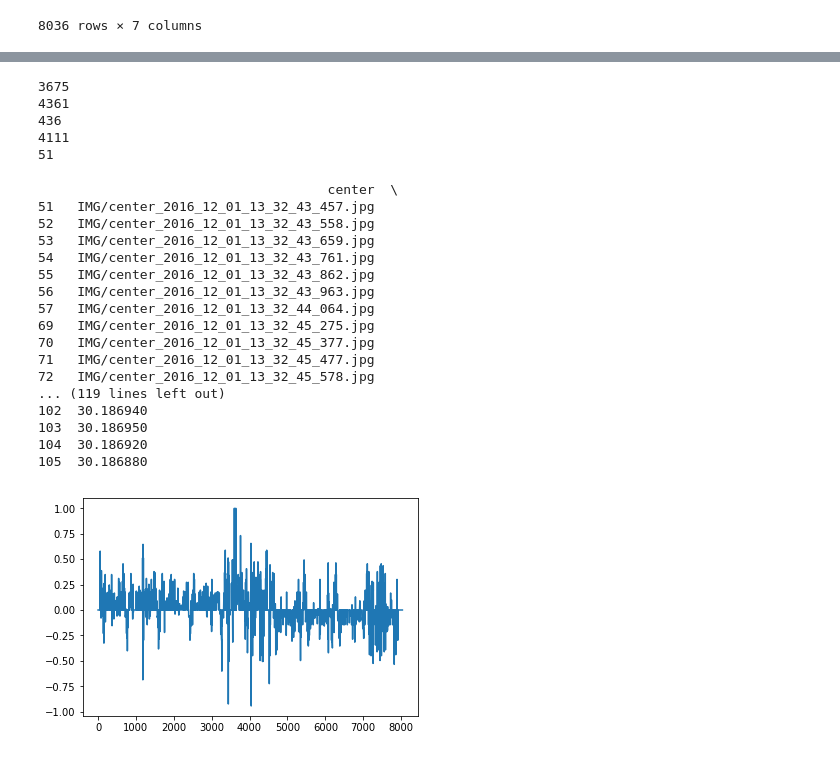
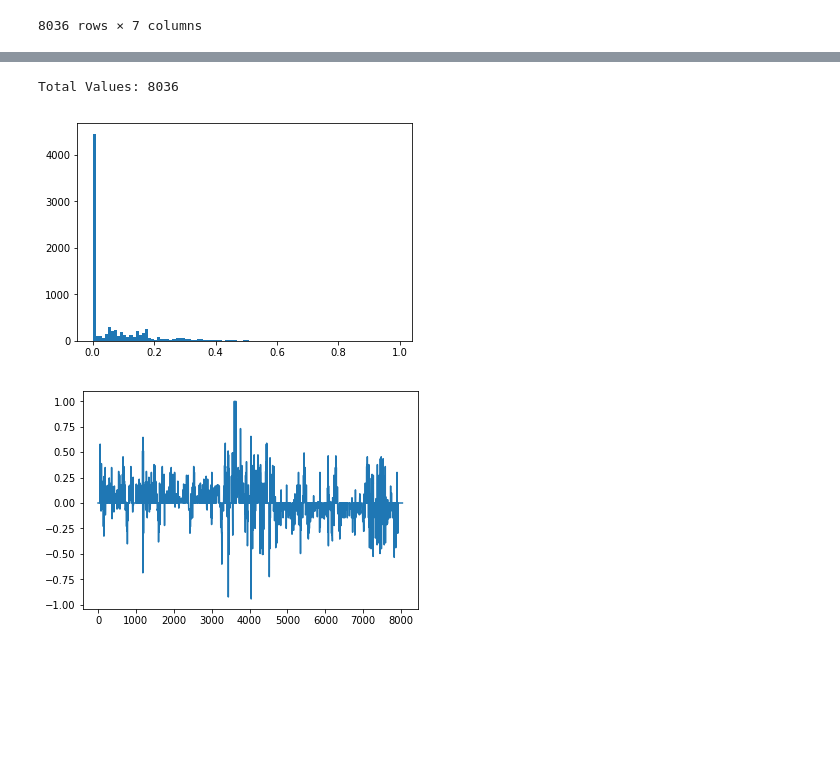
Before and after one commit to kalyanramu/CarND-BehavioralCloning-P3, a Jupyter notebook: PredictSteerAngle.ipynb, the cells around one changed output, grey strips where cells are left out. Cells and saved outputs as stored; diff of their text form; code cells hidden in the pictures; blank space fills up the shorter version.

```diff
--- a/PredictSteerAngle.ipynb
+++ b/PredictSteerAngle.ipynb
@@ -53,19 +47,0 @@ plt.hist(df['steering'],100)
-# %%
-#Indices where steer!=0
-non_zero_idx= df[df['steering']!=0].index
-print(len(non_zero_idx))
-#indices where steer ==0
-zero_idx=df[df['steering']==0].index
-print(len(zero_idx))
-sel_zero_idx = np.random.choice(zero_idx,int(len(zero_idx)*0.1))
-print(len(sel_zero_idx))
-sel_indices= np.concatenate([non_zero_idx,sel_zero_idx])
-print(len(sel_indices))
-
-print(non_zero_idx[0])
-# %% [output]
-3675
-4361
-436
-4111
-51
@@ -79,23 +48,10 @@ batch_samples = df.iloc[df_indices] #Don't use .ix, it is buggy
-# %%
-print(batch_samples)
-# %% [output]
-                                     center  \
-51   IMG/center_2016_12_01_13_32_43_457.jpg
-52   IMG/center_2016_12_01_13_32_43_558.jpg
-53   IMG/center_2016_12_01_13_32_43_659.jpg
-54   IMG/center_2016_12_01_13_32_43_761.jpg
-55   IMG/center_2016_12_01_13_32_43_862.jpg
-56   IMG/center_2016_12_01_13_32_43_963.jpg
-57   IMG/center_2016_12_01_13_32_44_064.jpg
-69   IMG/center_2016_12_01_13_32_45_275.jpg
-70   IMG/center_2016_12_01_13_32_45_377.jpg
-71   IMG/center_2016_12_01_13_32_45_477.jpg
-72   IMG/center_2016_12_01_13_32_45_578.jpg
-... (119 lines left out)
-102  30.186940
-103  30.186950
-104  30.186920
-105  30.186880
+# %%
+print("Total Values:",len(df['steering']))
+bin_vals=np.arange(0,1,0.01)
+_=plt.hist(abs(df['steering']),bins=bin_vals)
+# %% [output]
+Total Values: 8036
+[figure, added]
 # %%
 expected_steer=df['steering']
 plt.plot(df['steering'])
```
Also changed, not shown: parts of 9 cells of this notebook, 5 other files.
